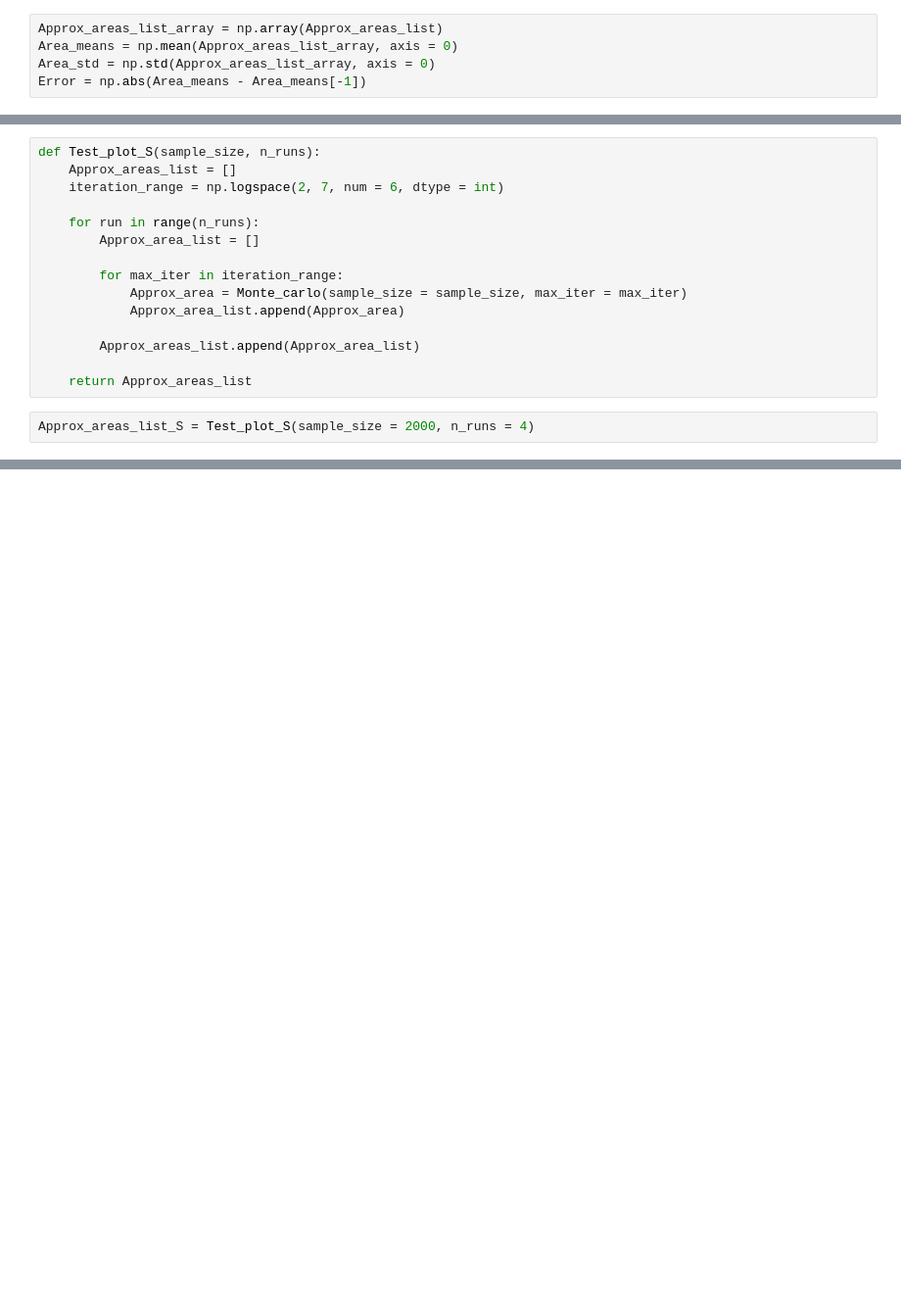
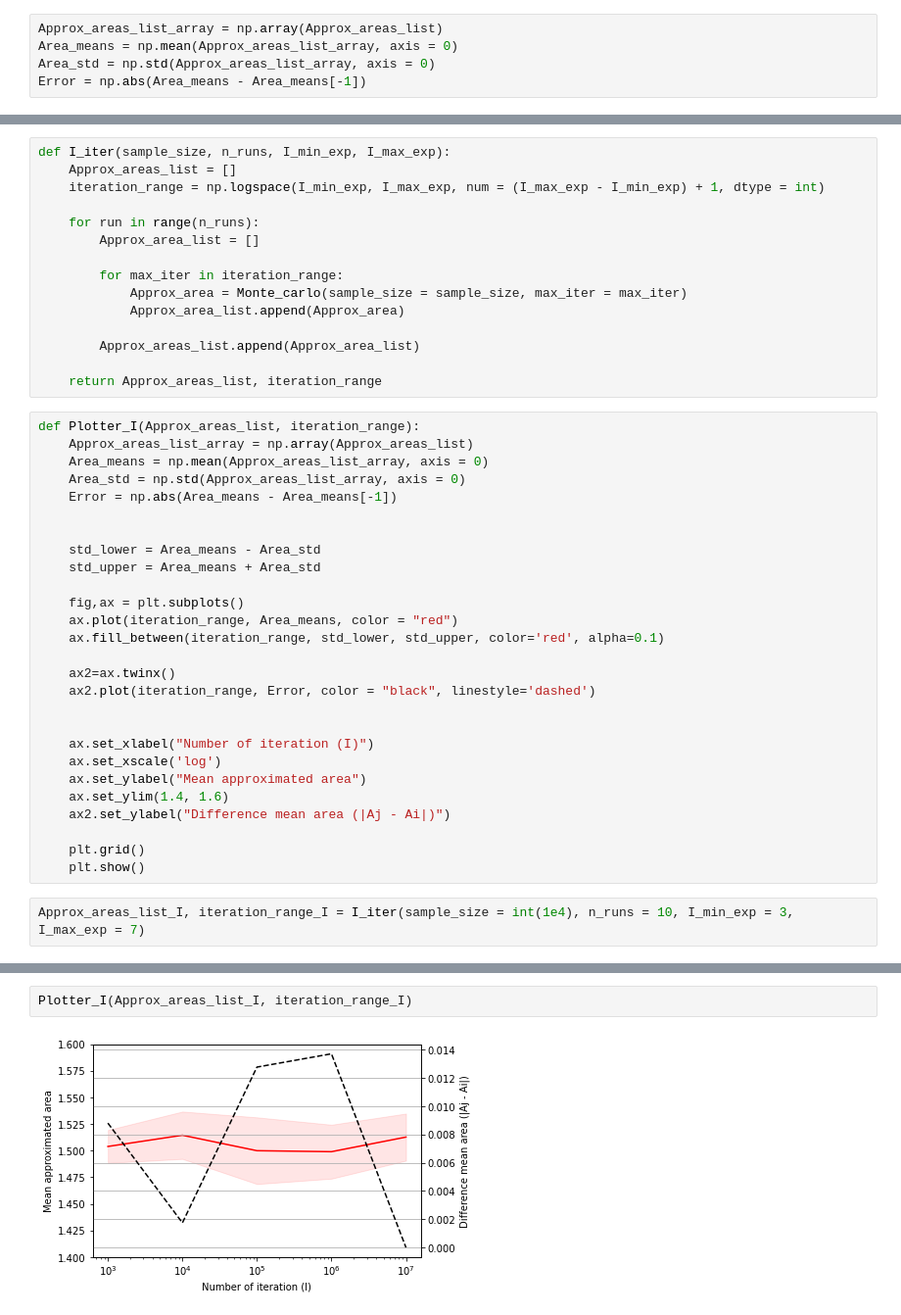
Before and after one commit to soudy/stoch-simulation-assignment1, a Jupyter notebook: notebooks/Mandelbrot_Monte_Carlo.ipynb, the cells around one changed output, grey strips where cells are left out. Shown at 98% size. Saved outputs shown, nothing was run; the diff lists cells and outputs as text; blank space fills up the shorter version.

```diff
--- a/notebooks/Mandelbrot_Monte_Carlo.ipynb
+++ b/notebooks/Mandelbrot_Monte_Carlo.ipynb
@@ -87,7 +124,7 @@ Std:  [0.0732295  0.07726174 0.01815955 0.00668266 0.00217614]
 # %%
-def Test_plot_S(sample_size, n_runs):
+def I_iter(sample_size, n_runs, I_min_exp, I_max_exp):
     Approx_areas_list = []
-    iteration_range = np.logspace(2, 7, num = 6, dtype = int)
+    iteration_range = np.logspace(I_min_exp, I_max_exp, num = (I_max_exp - I_min_exp) + 1, dtype = int)
 
     for run in range(n_runs):
         Approx_area_list = []
@@ -98,7 +135,34 @@ def Test_plot_S(sample_size, n_runs):
 
         Approx_areas_list.append(Approx_area_list)
 
-    return Approx_areas_list
+    return Approx_areas_list, iteration_range
+# %%
+def Plotter_I(Approx_areas_list, iteration_range):
+    Approx_areas_list_array = np.array(Approx_areas_list)
+    Area_means = np.mean(Approx_areas_list_array, axis = 0)
+    Area_std = np.std(Approx_areas_list_array, axis = 0)
+    Error = np.abs(Area_means - Area_means[-1])
+
+
+    std_lower = Area_means - Area_std
+    std_upper = Area_means + Area_std
+
+    fig,ax = plt.subplots()
+    ax.plot(iteration_range, Area_means, color = "red")
+    ax.fill_between(iteration_range, std_lower, std_upper, color='red', alpha=0.1)
+
+    ax2=ax.twinx()
+    ax2.plot(iteration_range, Error, color = "black", linestyle='dashed')
+
+
+    ax.set_xlabel("Number of iteration (I)")
+    ax.set_xscale('log')
+    ax.set_ylabel("Mean approximated area")
+    ax.set_ylim(1.4, 1.6)
+    ax2.set_ylabel("Difference mean area (|Aj - Ai|)")
+
+    plt.grid()
+    plt.show()
 # %%
-Approx_areas_list_S = Test_plot_S(sample_size = 2000, n_runs = 4)
+Approx_areas_list_I, iteration_range_I = I_iter(sample_size = int(1e4), n_runs = 10, I_min_exp = 3, I_max_exp = 7)
 # %%
@@ -116,0 +181,4 @@ Std:  [0.03106865 0.037641   0.06094488 0.08840376 0.07941888 0.0287447 ]
+# %%
+Plotter_I(Approx_areas_list_I, iteration_range_I)
+# %% [output]
+[figure, added]
```
Also changed, not shown: parts of 11 cells of this notebook.
